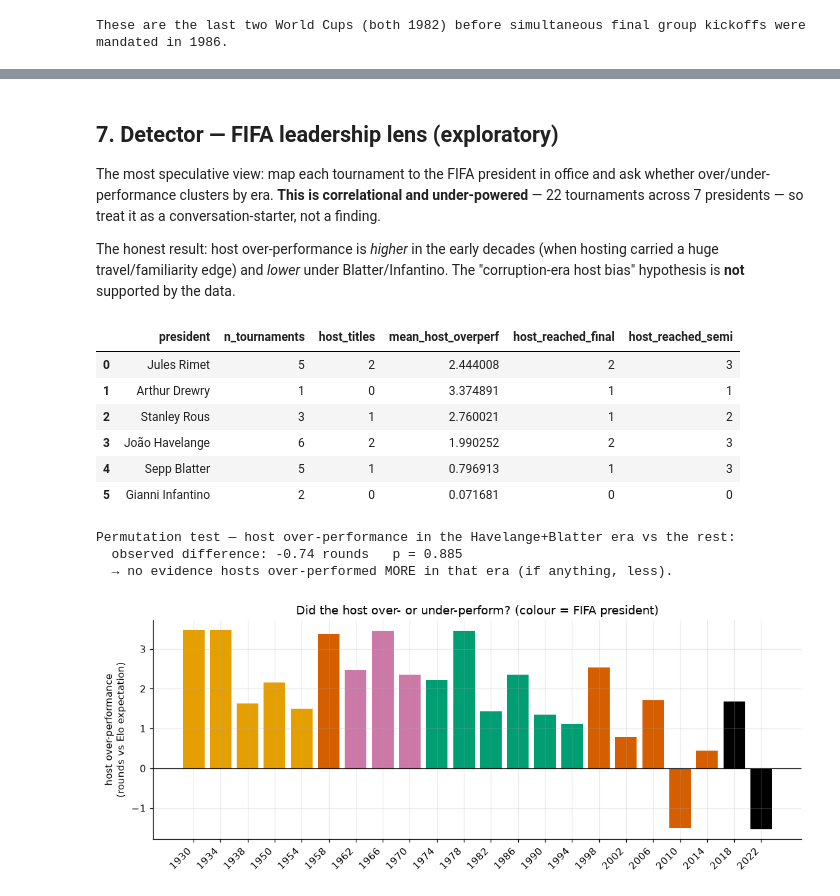
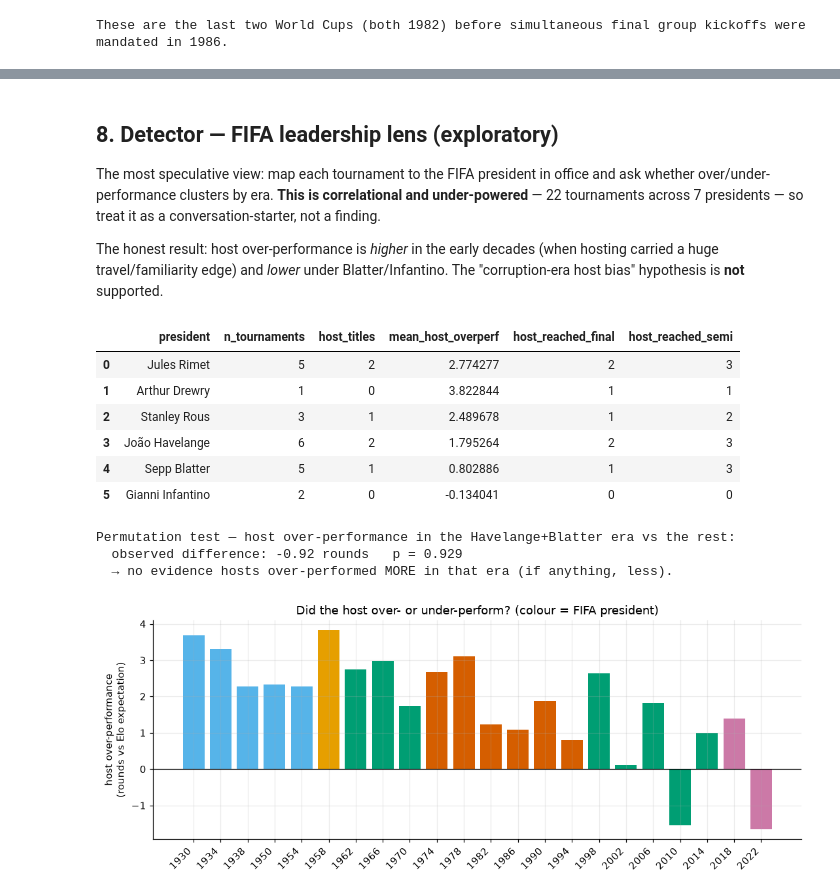
Before and after one commit to jorge-sader/worldcup-anomalies, a Jupyter notebook: notebooks/world_cup_irregularities.ipynb, the cells around one changed output, grey strips where cells are left out. Drawn from its saved outputs; the diff is of its cells as text; code cells hidden in the pictures.

```diff
--- a/notebooks/world_cup_irregularities.ipynb
+++ b/notebooks/world_cup_irregularities.ipynb
@@ -33,8 +36,10 @@ pd.set_option("display.max_colwidth", 90)
 
 from worldcup_anomalies.fetch import load_data
 from worldcup_anomalies.elo import compute_elo, pre_tournament_ratings
+from worldcup_anomalies.intl_elo import load_intl_results, build_intl_elo, annotate_world_cup
 
-data = load_data()                 # men's-only, cached under data/raw/
-elo_matches = compute_elo(data.matches)
-print("Loaded men's World Cup data and computed Elo ratings.")
+data = load_data()                                  # men's-only, cached under data/raw/
+elo_wc = compute_elo(data.matches)                  # self-contained World-Cup-only Elo
+elo = annotate_world_cup(data.matches, build_intl_elo(load_intl_results()))  # grounded, primary
+print("Loaded data and computed both World-Cup-only and full-history Elo ratings.")
 # %% [output]
@@ -313,5 +394,5 @@ Easiest routes to the SEMI-FINAL:
 # %% [markdown]
-## 7. Detector — FIFA leadership lens (exploratory)
+## 8. Detector — FIFA leadership lens (exploratory)
 
 The most speculative view: map each tournament to the FIFA president in office and ask whether
 over/under-performance clusters by era. **This is correlational and under-powered** — 22
@@ -319,39 +400,39 @@ tournaments across 7 presidents — so treat it as a conversation-starter, not a
 
 The honest result: host over-performance is *higher* in the early decades (when hosting carried a
 huge travel/familiarity edge) and *lower* under Blatter/Infantino. The "corruption-era host bias"
-hypothesis is **not** supported by the data.
+hypothesis is **not** supported.
 # %%
 from worldcup_anomalies.leadership import (
     era_summary, host_overperformance, host_overperformance_permutation,
 )
 
-es = era_summary(data.tournaments, elo_matches, data.team_appearances, data.leadership)
+es = era_summary(data.tournaments, elo, data.team_appearances, data.leadership)
 display(es)
 
-ho = host_overperformance(data.tournaments, elo_matches, data.team_appearances, data.leadership)
+ho = host_overperformance(data.tournaments, elo, data.team_appearances, data.leadership)
 perm = host_overperformance_permutation(ho, ["João Havelange", "Sepp Blatter"], n_perm=20000)
 print("Permutation test — host over-performance in the Havelange+Blatter era vs the rest:")
 print(f"  observed difference: {perm['observed_diff']:+.2f} rounds   p = {perm['p_value']:.3f}")
 print("  → no evidence hosts over-performed MORE in that era (if anything, less).")
 
 fig, ax = plt.subplots(figsize=(10, 4))
 ho_s = ho.sort_values("year")
 colors = [PAL[hash(p) % len(PAL)] for p in ho_s.president]
 ax.bar(ho_s.year.astype(str), ho_s.overperformance, color=colors)
 ax.axhline(0, color="k", lw=0.8)
 ax.set_ylabel("host over-performance\n(rounds vs Elo expectation)")
 ax.set_title("Did the host over- or under-perform? (colour = FIFA president)")
 plt.xticks(rotation=45, ha="right"); plt.tight_layout(); plt.show()
 # %% [output]
 |  | president | n_tournaments | host_titles | mean_host_overperf | host_reached_final | host_reached_semi |
-| 0 | Jules Rimet | 5 | 2 | 2.444008 | 2 | 3 |
-| 1 | Arthur Drewry | 1 | 0 | 3.374891 | 1 | 1 |
-| 2 | Stanley Rous | 3 | 1 | 2.760021 | 1 | 2 |
-| 3 | João Havelange | 6 | 2 | 1.990252 | 2 | 3 |
-| 4 | Sepp Blatter | 5 | 1 | 0.796913 | 1 | 3 |
-| 5 | Gianni Infantino | 2 | 0 | 0.071681 | 0 | 0 |
+| 0 | Jules Rimet | 5 | 2 | 2.774277 | 2 | 3 |
+| 1 | Arthur Drewry | 1 | 0 | 3.822844 | 1 | 1 |
+| 2 | Stanley Rous | 3 | 1 | 2.489678 | 1 | 2 |
+| 3 | João Havelange | 6 | 2 | 1.795264 | 2 | 3 |
+| 4 | Sepp Blatter | 5 | 1 | 0.802886 | 1 | 3 |
+| 5 | Gianni Infantino | 2 | 0 | -0.134041 | 0 | 0 |
 Permutation test — host over-performance in the Havelange+Blatter era vs the rest:
-  observed difference: -0.74 rounds   p = 0.885
+  observed difference: -0.92 rounds   p = 0.929
   → no evidence hosts over-performed MORE in that era (if anything, less).
-[figure, old version]
+[figure, new version]
 # %% [markdown]
```
Also changed, not shown: parts of 21 cells of this notebook, 4 other files.
